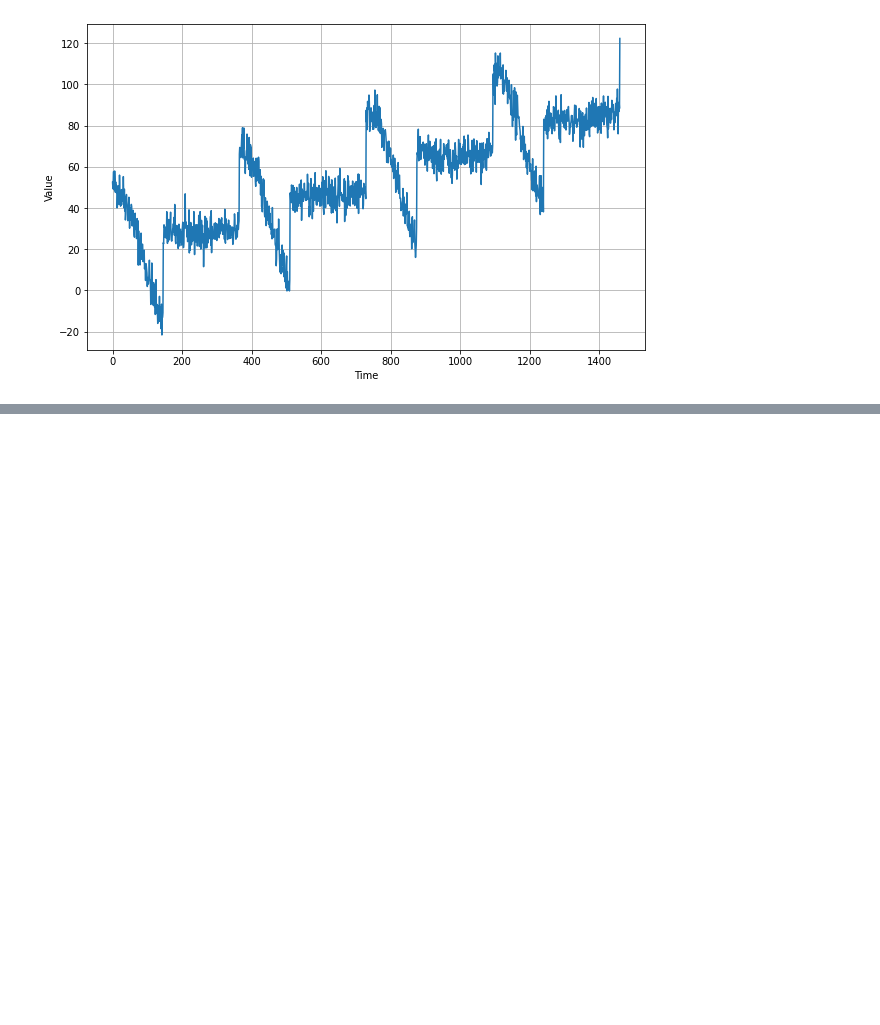
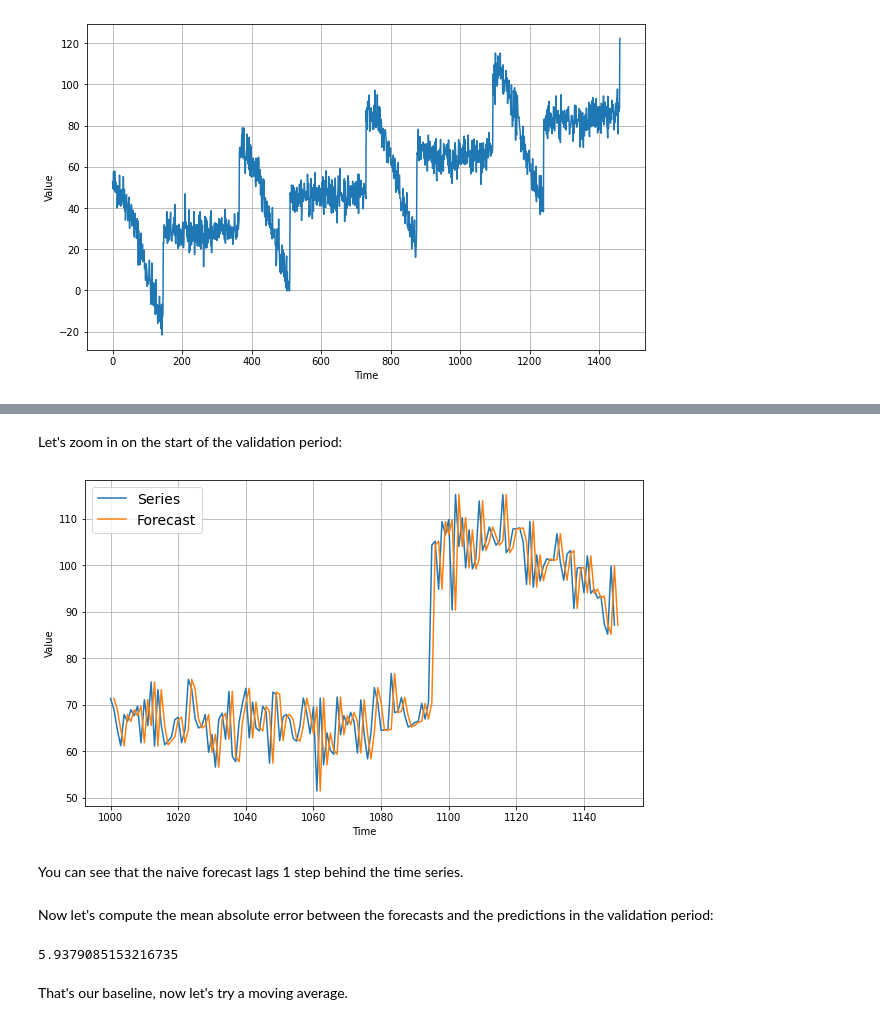
Before and after one commit to marcelounb/tensorflow_udacity, a Jupyter notebook: 08_2_naive_forecasting.ipynb, the cells around one changed output, grey strips where cells are left out. Drawn from its saved outputs; the diff is of its cells as text; code cells hidden in the pictures; blank space fills up the shorter version.

```diff
--- a/08_2_naive_forecasting.ipynb
+++ b/08_2_naive_forecasting.ipynb
@@ -59,0 +78,21 @@ plt.show()
+# %% [markdown]
+Let's zoom in on the start of the validation period:
+# %%
+plt.figure(figsize=(10, 6))
+plot_series(time_valid, x_valid, start=0, end=150, label="Series")
+plot_series(time_valid, naive_forecast, start=1, end=151, label="Forecast")
+# %% [output]
+[figure, added]
+# %% [markdown]
+You can see that the naive forecast lags 1 step behind the time series.
+# %% [markdown]
+Now let's compute the mean absolute error between the forecasts and the predictions in the validation period:
+# %%
+errors = naive_forecast - x_valid
+abs_errors = np.abs(errors)
+mae = abs_errors.mean()
+mae
+# %% [output]
+5.9379085153216735
+# %% [markdown]
+That's our baseline, now let's try a moving average.
```
Also changed, not shown: parts of 5 cells of this notebook.
